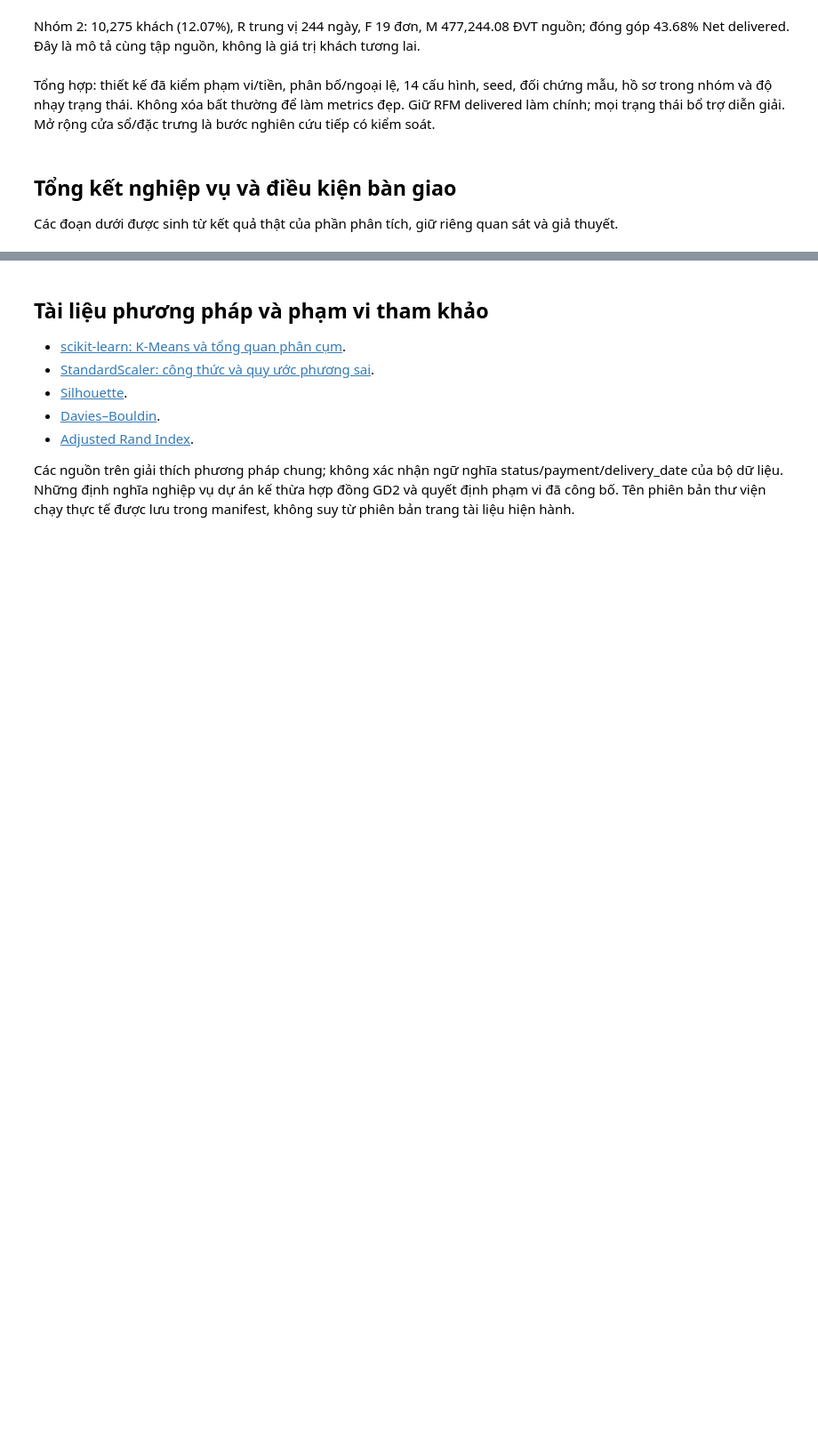
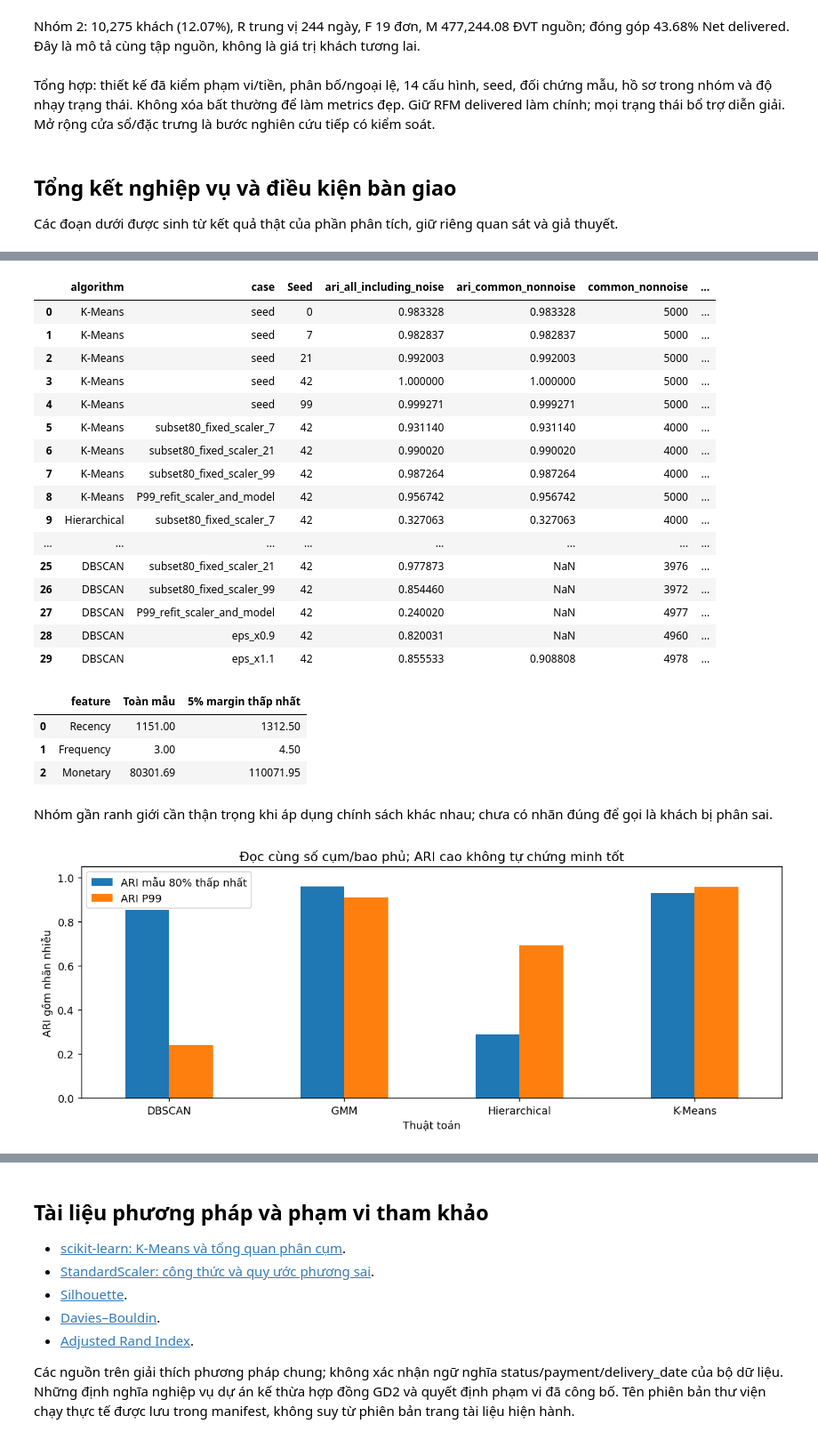
Before and after one commit to ngoctu1912/DA_Datathon2026, a Jupyter notebook: notebook/05_phan_khuc_khach_hang/PC05_do_nhay_tong_hop_va_ban_giao.ipynb, the cells around one changed output, grey strips where cells are left out. Shown at 89% size. Saved outputs shown, nothing was run; the diff lists cells and outputs as text; code cells hidden in the pictures; blank space fills up the shorter version.

```diff
--- a/notebook/05_phan_khuc_khach_hang/PC05_do_nhay_tong_hop_va_ban_giao.ipynb
+++ b/notebook/05_phan_khuc_khach_hang/PC05_do_nhay_tong_hop_va_ban_giao.ipynb
@@ -330,0 +314,13 @@ Nghiên cứu giữ RFM delivered toàn lịch sử làm phương án chính, đ
+# %%
+sensitivity_models = phan_cum_tich_hop().sensitivity_models
+stability = sensitivity_models(ROOT, MODEL_LABEL)
+study.table('four_model_sensitivity','Seed, mẫu 80%, P99, tham số và nhiễu', stability)
+boundary = pd.read_csv(study.model_files(MODEL_LABEL)/'doi_chung/boundary_diagnostics.csv')
+study.table('boundary_summary','Đặc trưng nhóm 5% margin thấp nhất', pd.DataFrame({
+    'Toàn mẫu':boundary[FEATURES].median(),
+    '5% margin thấp nhất':boundary.loc[boundary.selected_bottom5pct,FEATURES].median()
+}).reset_index(names='feature'))
+study.note('Nhóm gần ranh giới cần thận trọng khi áp dụng chính sách khác nhau; chưa có nhãn đúng để gọi là khách bị phân sai.')
+plot_sensitivity = phan_cum_tich_hop().plot_sensitivity
+study.fig('four_algorithm_stability','Độ nhạy thuật toán trên mẫu',plot_sensitivity(ROOT,MODEL_LABEL))
+# %% [output]
@@ -331,3 +344,26 @@ Nghiên cứu giữ RFM delivered toàn lịch sử làm phương án chính, đ
+|  | algorithm | case | Seed | ari_all_including_noise | ari_common_nonnoise | common_nonnoise | ... |
+| 0 | K-Means | seed | 0 | 0.983328 | 0.983328 | 5000 | ... |
+| 1 | K-Means | seed | 7 | 0.982837 | 0.982837 | 5000 | ... |
+| 2 | K-Means | seed | 21 | 0.992003 | 0.992003 | 5000 | ... |
+| 3 | K-Means | seed | 42 | 1.000000 | 1.000000 | 5000 | ... |
+| 4 | K-Means | seed | 99 | 0.999271 | 0.999271 | 5000 | ... |
+| 5 | K-Means | subset80_fixed_scaler_7 | 42 | 0.931140 | 0.931140 | 4000 | ... |
+| 6 | K-Means | subset80_fixed_scaler_21 | 42 | 0.990020 | 0.990020 | 4000 | ... |
+| 7 | K-Means | subset80_fixed_scaler_99 | 42 | 0.987264 | 0.987264 | 4000 | ... |
+| 8 | K-Means | P99_refit_scaler_and_model | 42 | 0.956742 | 0.956742 | 5000 | ... |
+| 9 | Hierarchical | subset80_fixed_scaler_7 | 42 | 0.327063 | 0.327063 | 4000 | ... |
+| ... | ... | ... | ... | ... | ... | ... | ... |
+| 25 | DBSCAN | subset80_fixed_scaler_21 | 42 | 0.977873 | NaN | 3976 | ... |
+| 26 | DBSCAN | subset80_fixed_scaler_99 | 42 | 0.854460 | NaN | 3972 | ... |
+| 27 | DBSCAN | P99_refit_scaler_and_model | 42 | 0.240020 | NaN | 4977 | ... |
+| 28 | DBSCAN | eps_x0.9 | 42 | 0.820031 | NaN | 4960 | ... |
+| 29 | DBSCAN | eps_x1.1 | 42 | 0.855533 | 0.908808 | 4978 | ... |
+|  | feature | Toàn mẫu | 5% margin thấp nhất |
+| 0 | Recency | 1151.00 | 1312.50 |
+| 1 | Frequency | 3.00 | 4.50 |
+| 2 | Monetary | 80301.69 | 110071.95 |
+Nhóm gần ranh giới cần thận trọng khi áp dụng chính sách khác nhau; chưa có nhãn đúng để gọi là khách bị phân sai.
+[figure, added]
 # %%
 part_manifest=study.finish()
 # %% [output]
```
Also changed, not shown: parts of 21 cells of this notebook, 36 other files.
